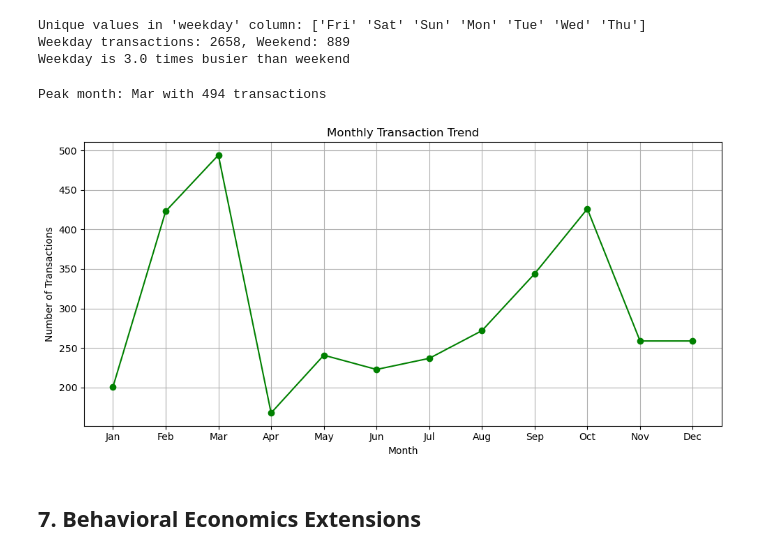
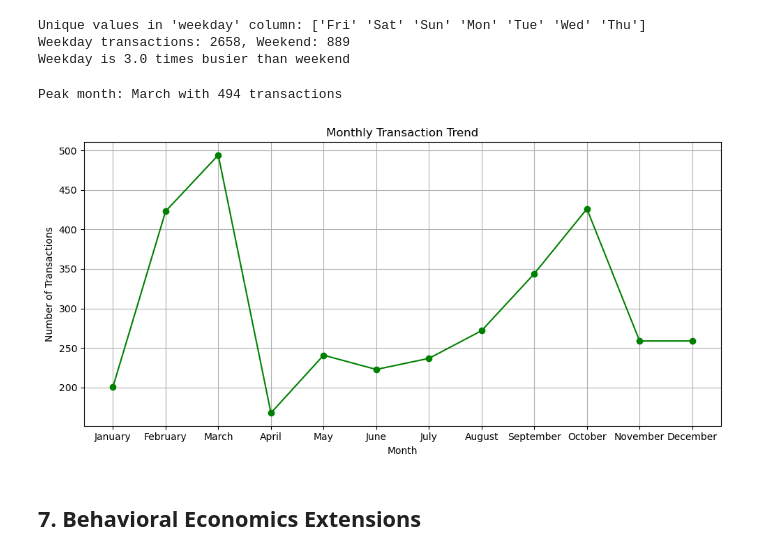
Before and after one commit to Laura7797/Coffee-sales, a Jupyter notebook: notebooks/notebook.ipynb, the cells around one changed output. Cells and saved outputs as stored; diff of their text form; code cells hidden in the pictures.

```diff
--- a/notebooks/notebook.ipynb
+++ b/notebooks/notebook.ipynb
@@ -200,29 +201,37 @@ Weekday transactions: 2658, Weekend: 889
 Weekday is 3.0 times busier than weekend
 # %%
 # 6.3 Monthly trend
+month_name_map = {
+    'Jan': 'January', 'Feb': 'February', 'Mar': 'March', 'Apr': 'April',
+    'May': 'May', 'Jun': 'June', 'Jul': 'July', 'Aug': 'August',
+    'Sep': 'September', 'Oct': 'October', 'Nov': 'November', 'Dec': 'December'
+}
+
 if {'month', 'Monthsort'}.issubset(df.columns):
     monthly_sales = (
         df.groupby(['Monthsort', 'month'])
         .size()
         .reset_index(name='count')
         .sort_values('Monthsort')
     )
+    monthly_sales['month_display'] = monthly_sales['month'].map(month_name_map).fillna(monthly_sales['month'])
     peak_row = monthly_sales.loc[monthly_sales['count'].idxmax()]
     peak_month = peak_row['month']
+    peak_month_display = peak_row['month_display']
     monthly_max = int(peak_row['count'])
-    print(f"Peak month: {peak_month} with {monthly_max} transactions")
+    print(f"Peak month: {peak_month_display} with {monthly_max} transactions")
 
     plt.figure(figsize=(10,5))
-    plt.plot(monthly_sales['month'], monthly_sales['count'], marker='o', linestyle='-', color='green')
+    plt.plot(monthly_sales['month_display'], monthly_sales['count'], marker='o', linestyle='-', color='green')
     plt.title('Monthly Transaction Trend')
     plt.xlabel('Month')
     plt.ylabel('Number of Transactions')
     plt.grid(True)
     save_current_figure('monthly_transaction_trend.png')
     plt.show()
 # %% [output]
-Peak month: Mar with 494 transactions
+Peak month: March with 494 transactions
-[figure, old version]
+[figure, new version]
 # %% [markdown]
 ## 7. Behavioral Economics Extensions
 # %%
```
Also changed, not shown: parts of 7 cells of this notebook, 6 other files.
